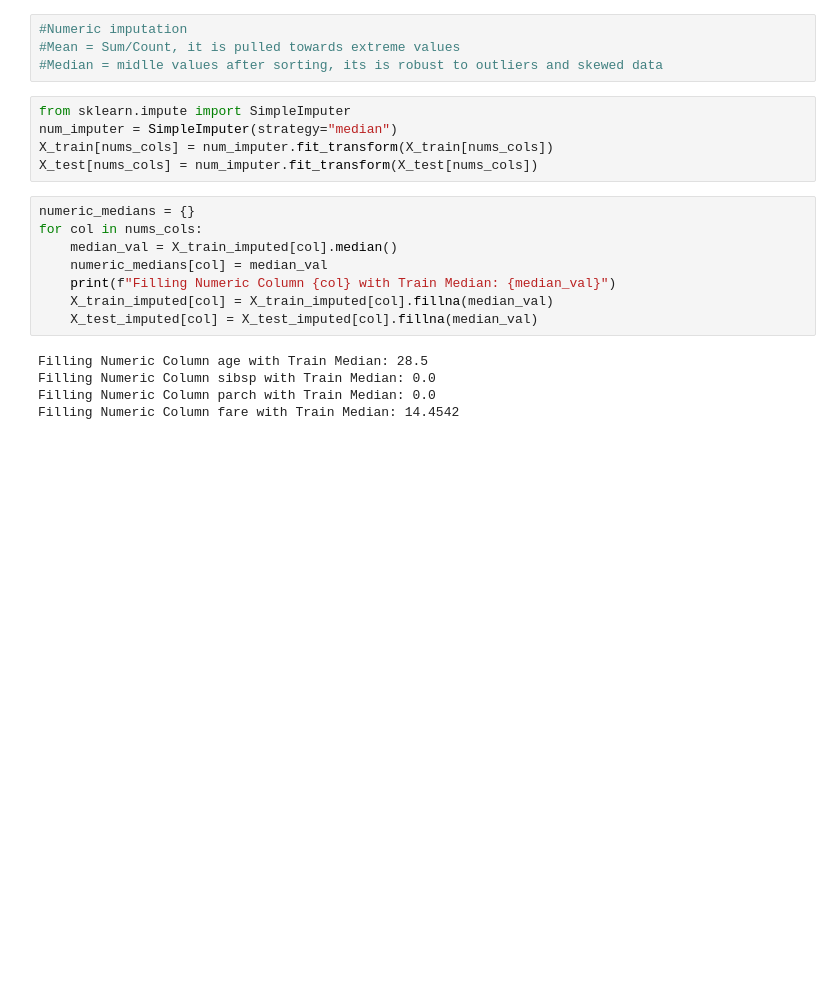
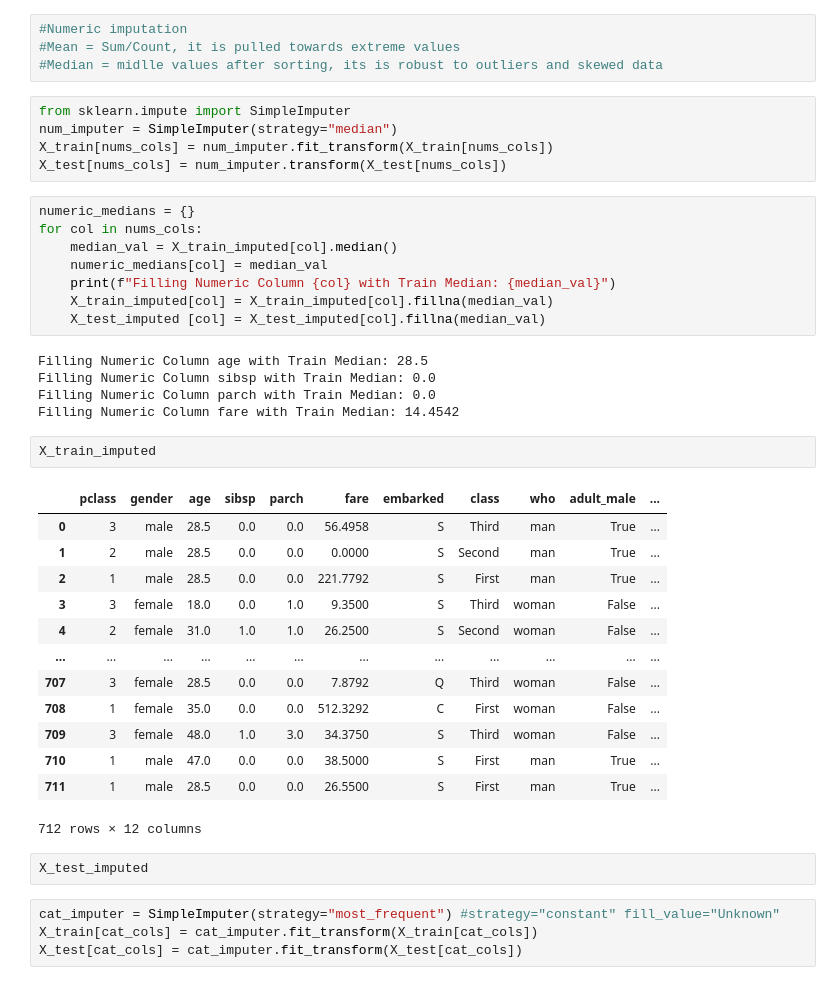
Before and after one commit to karthick180887/Day-7, a Jupyter notebook: 2handle_misssing.ipynb, the cells around one changed output. Cells and saved outputs as stored; diff of their text form; blank space fills up the shorter version.

```diff
--- a/2handle_misssing.ipynb
+++ b/2handle_misssing.ipynb
@@ -239,7 +238,7 @@ X_test_imputed = X_test.copy()
 from sklearn.impute import SimpleImputer
 num_imputer = SimpleImputer(strategy="median")
 X_train[nums_cols] = num_imputer.fit_transform(X_train[nums_cols])
-X_test[nums_cols] = num_imputer.fit_transform(X_test[nums_cols])
+X_test[nums_cols] = num_imputer.transform(X_test[nums_cols])
 # %%
 numeric_medians = {}
 for col in nums_cols:
@@ -247,9 +246,31 @@ for col in nums_cols:
     numeric_medians[col] = median_val
     print(f"Filling Numeric Column {col} with Train Median: {median_val}")
     X_train_imputed[col] = X_train_imputed[col].fillna(median_val)
-    X_test_imputed[col] = X_test_imputed[col].fillna(median_val)
+    X_test_imputed [col] = X_test_imputed[col].fillna(median_val)
 # %% [output]
 Filling Numeric Column age with Train Median: 28.5
 Filling Numeric Column sibsp with Train Median: 0.0
 Filling Numeric Column parch with Train Median: 0.0
 Filling Numeric Column fare with Train Median: 14.4542
+# %%
+X_train_imputed
+# %% [output]
+|  | pclass | gender | age | sibsp | parch | fare | embarked | class | who | adult_male | ... |
+| 0 | 3 | male | 28.5 | 0.0 | 0.0 | 56.4958 | S | Third | man | True | ... |
+| 1 | 2 | male | 28.5 | 0.0 | 0.0 | 0.0000 | S | Second | man | True | ... |
+| 2 | 1 | male | 28.5 | 0.0 | 0.0 | 221.7792 | S | First | man | True | ... |
+| 3 | 3 | female | 18.0 | 0.0 | 1.0 | 9.3500 | S | Third | woman | False | ... |
+| 4 | 2 | female | 31.0 | 1.0 | 1.0 | 26.2500 | S | Second | woman | False | ... |
+| ... | ... | ... | ... | ... | ... | ... | ... | ... | ... | ... | ... |
+| 707 | 3 | female | 28.5 | 0.0 | 0.0 | 7.8792 | Q | Third | woman | False | ... |
+| 708 | 1 | female | 35.0 | 0.0 | 0.0 | 512.3292 | C | First | woman | False | ... |
+| 709 | 3 | female | 48.0 | 1.0 | 3.0 | 34.3750 | S | Third | woman | False | ... |
+| 710 | 1 | male | 47.0 | 0.0 | 0.0 | 38.5000 | S | First | man | True | ... |
+| 711 | 1 | male | 28.5 | 0.0 | 0.0 | 26.5500 | S | First | man | True | ... |
+712 rows × 12 columns
+# %%
+X_test_imputed
+# %%
+cat_imputer = SimpleImputer(strategy="most_frequent") #strategy="constant" fill_value="Unknown"
+X_train[cat_cols] = cat_imputer.fit_transform(X_train[cat_cols])
+X_test[cat_cols] = cat_imputer.fit_transform(X_test[cat_cols])
```
Also changed, not shown: parts of 13 cells of this notebook.
